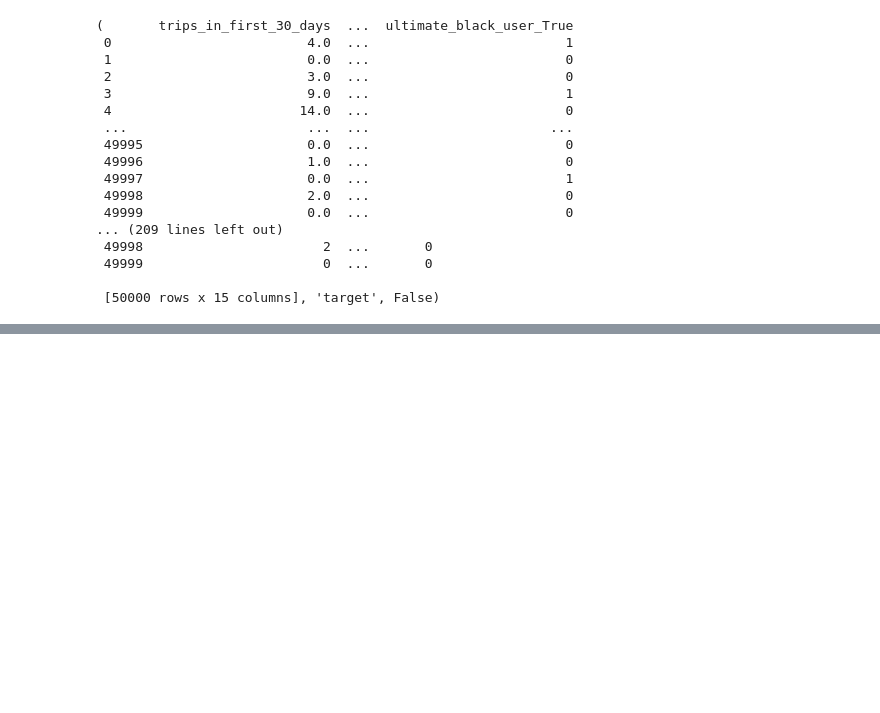
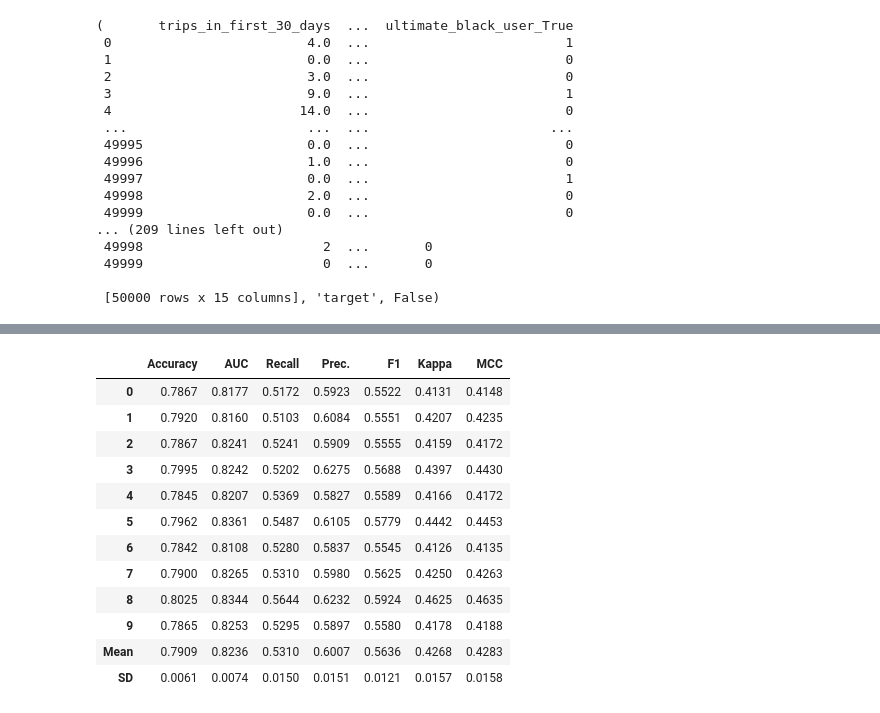
Before and after one commit to SwissMisra/Ultimate_Tech, a Jupyter notebook: Part 3 - Predictive Modeling.ipynb, the cells around one changed output, grey strips where cells are left out. Drawn from its saved outputs; the diff is of its cells as text; code cells hidden in the pictures; blank space fills up the shorter version.

```diff
--- a/Part 3 - Predictive Modeling.ipynb
+++ b/Part 3 - Predictive Modeling.ipynb
@@ -261,2 +256,18 @@ IntProgress(value=0, description='Processing: ', max=176)
+# %%
+model = create_model('lightgbm')
+# %% [output]
+|  | Accuracy | AUC | Recall | Prec. | F1 | Kappa | MCC |
+| 0 | 0.7867 | 0.8177 | 0.5172 | 0.5923 | 0.5522 | 0.4131 | 0.4148 |
+| 1 | 0.7920 | 0.8160 | 0.5103 | 0.6084 | 0.5551 | 0.4207 | 0.4235 |
+| 2 | 0.7867 | 0.8241 | 0.5241 | 0.5909 | 0.5555 | 0.4159 | 0.4172 |
+| 3 | 0.7995 | 0.8242 | 0.5202 | 0.6275 | 0.5688 | 0.4397 | 0.4430 |
+| 4 | 0.7845 | 0.8207 | 0.5369 | 0.5827 | 0.5589 | 0.4166 | 0.4172 |
+| 5 | 0.7962 | 0.8361 | 0.5487 | 0.6105 | 0.5779 | 0.4442 | 0.4453 |
+| 6 | 0.7842 | 0.8108 | 0.5280 | 0.5837 | 0.5545 | 0.4126 | 0.4135 |
+| 7 | 0.7900 | 0.8265 | 0.5310 | 0.5980 | 0.5625 | 0.4250 | 0.4263 |
+| 8 | 0.8025 | 0.8344 | 0.5644 | 0.6232 | 0.5924 | 0.4625 | 0.4635 |
+| 9 | 0.7865 | 0.8253 | 0.5295 | 0.5897 | 0.5580 | 0.4178 | 0.4188 |
+| Mean | 0.7909 | 0.8236 | 0.5310 | 0.6007 | 0.5636 | 0.4268 | 0.4283 |
+| SD | 0.0061 | 0.0074 | 0.0150 | 0.0151 | 0.0121 | 0.0157 | 0.0158 |
 # %%
 model = tune_model(model)
```
Also changed, not shown: parts of 7 cells of this notebook.
